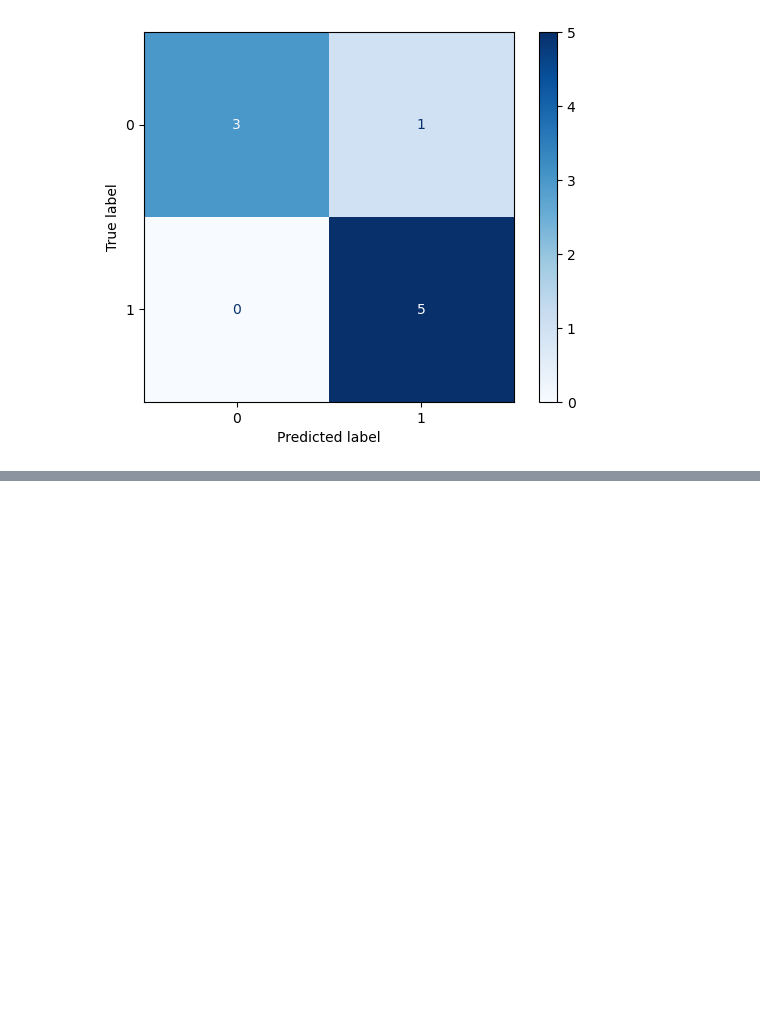
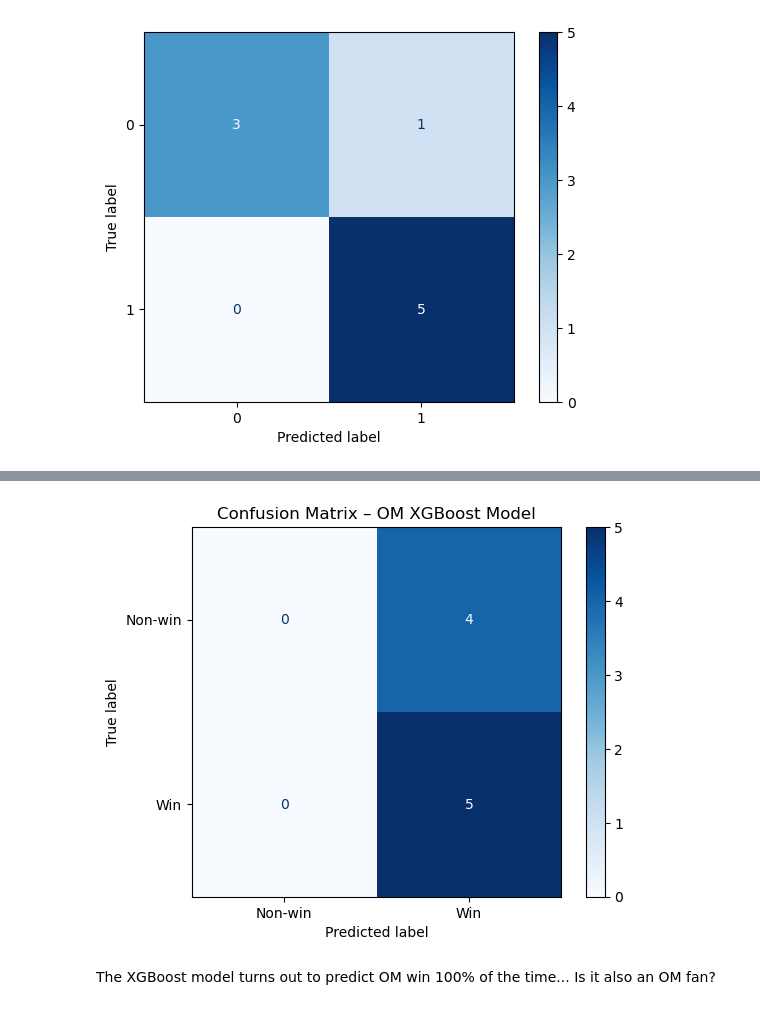
Before and after one commit to oliversmith13/Marseille_wins, a Jupyter notebook: main_notebook_Oli.ipynb, the cells around one changed output, grey strips where cells are left out. Drawn from its saved outputs; the diff is of its cells as text; code cells hidden in the pictures; blank space fills up the shorter version.

```diff
--- a/main_notebook_Oli.ipynb
+++ b/main_notebook_Oli.ipynb
@@ -749,0 +749,30 @@ plt.show()
+# %%
+# XGBClassifier with all features
+from xgboost import XGBClassifier
+
+features = ['Current_form_OM', 'Current_form_Opponent', 'ELO OM', 'ELO Opponent',
+       'OM_at_home', 'OM_goals_scored_last_3_games',
+       'OM_goals_conceded_last_3_games','rest_days_OM','rest_days_Opponent']
+
+X = X_OM_2024_clean[features].copy()
+y = X_OM_2024_clean['is_OM_win'].copy()
+
+#We split manually the train set and the validation set for defining the different sample in order to avoid training the model with data posterior to the test dataset.
+split_index = int(0.75 * len(X_OM_2024_clean))
+X_train = X.iloc[:split_index].copy()
+X_valid = X.iloc[split_index:].copy()
+y_train = y.iloc[:split_index].copy()
+y_valid = y.iloc[split_index:].copy()
+
+# Model selection
+model = XGBClassifier(n_estimators=2, max_depth=2, learning_rate=1, objective='binary:logistic', random_state = 42)
+
+# Model training/fitting
+model.fit(X_train, y_train)
+y_pred = model.predict(X_valid)
+print(f"train score: ",model.score(X_train, y_train))
+print(f"test score: ",model.score(X_valid, y_valid))
+
+importances = model.feature_importances_
+feature_importance_dict = dict(zip(features, importances))
+print(feature_importance_dict)
@@ -749,0 +867,17 @@ plt.show()
+# %%
+from sklearn.metrics import confusion_matrix, ConfusionMatrixDisplay
+import matplotlib.pyplot as plt
+
+# Compute confusion matrix
+cm = confusion_matrix(y_valid, y_pred_final)
+
+# Plot
+disp = ConfusionMatrixDisplay(confusion_matrix=cm, display_labels=["Non-win", "Win"])
+disp.plot(cmap="Blues")
+
+plt.title("Confusion Matrix – OM XGBoost Model")
+plt.show()
+# %% [output]
+[figure, added]
+# %% [markdown]
+The XGBoost model turns out to predict OM win 100% of the time... Is it also an OM fan?
```
Also changed, not shown: parts of 4 cells of this notebook.
